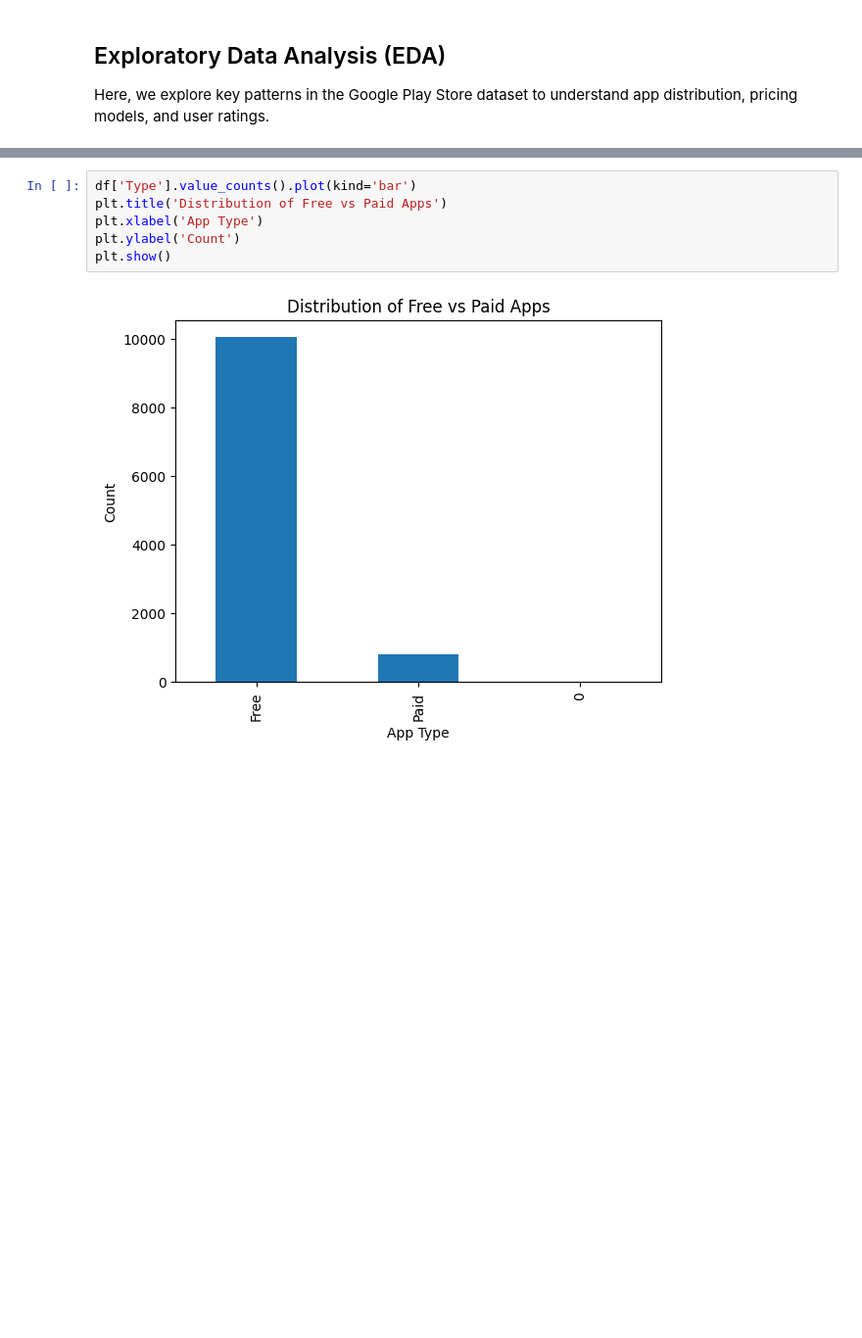
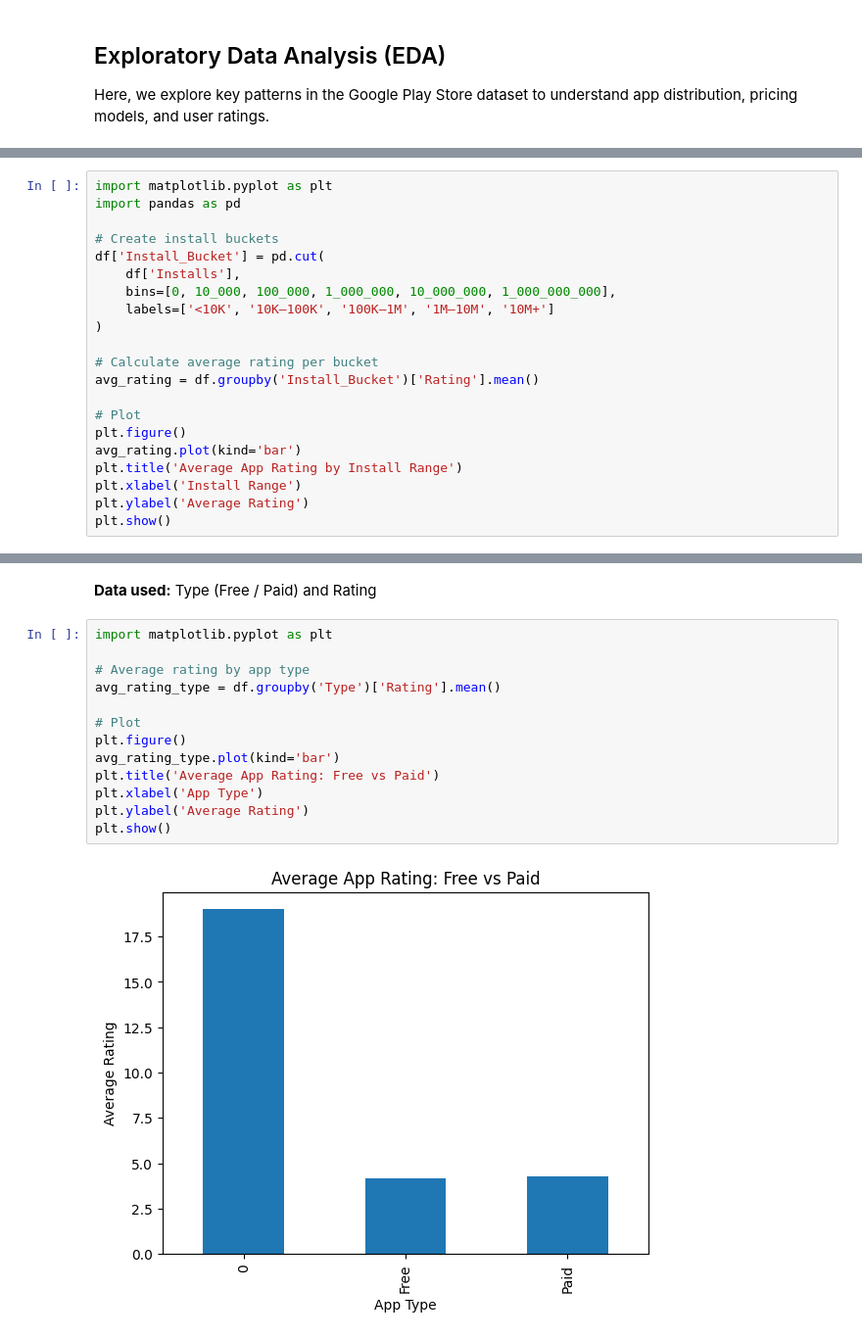
Before and after one commit to akratijain614-sys/smartphone_app_usage_eda, a Jupyter notebook: smartphone_app_usage_EDA.ipynb, the cells around one changed output, grey strips where cells are left out. Shown at 98% size. Drawn from its saved outputs; the diff is of its cells as text; blank space fills up the shorter version.

```diff
--- a/smartphone_app_usage_EDA.ipynb
+++ b/smartphone_app_usage_EDA.ipynb
@@ -125,0 +148,21 @@ high competition in these segments.
+# %%
+import matplotlib.pyplot as plt
+import pandas as pd
+
+# Create install buckets
+df['Install_Bucket'] = pd.cut(
+    df['Installs'],
+    bins=[0, 10_000, 100_000, 1_000_000, 10_000_000, 1_000_000_000],
+    labels=['<10K', '10K–100K', '100K–1M', '1M–10M', '10M+']
+)
+
+# Calculate average rating per bucket
+avg_rating = df.groupby('Install_Bucket')['Rating'].mean()
+
+# Plot
+plt.figure()
+avg_rating.plot(kind='bar')
+plt.title('Average App Rating by Install Range')
+plt.xlabel('Install Range')
+plt.ylabel('Average Rating')
+plt.show()
@@ -126,8 +178,17 @@ high competition in these segments.
+# %% [markdown]
+**Data used:** Type (Free / Paid) and Rating
 # %%
-df['Type'].value_counts().plot(kind='bar')
-plt.title('Distribution of Free vs Paid Apps')
+import matplotlib.pyplot as plt
+
+# Average rating by app type
+avg_rating_type = df.groupby('Type')['Rating'].mean()
+
+# Plot
+plt.figure()
+avg_rating_type.plot(kind='bar')
+plt.title('Average App Rating: Free vs Paid')
 plt.xlabel('App Type')
-plt.ylabel('Count')
+plt.ylabel('Average Rating')
 plt.show()
 # %% [output]
-[figure, old version]
+[figure, new version]
```
Also changed, not shown: parts of 29 cells of this notebook.
